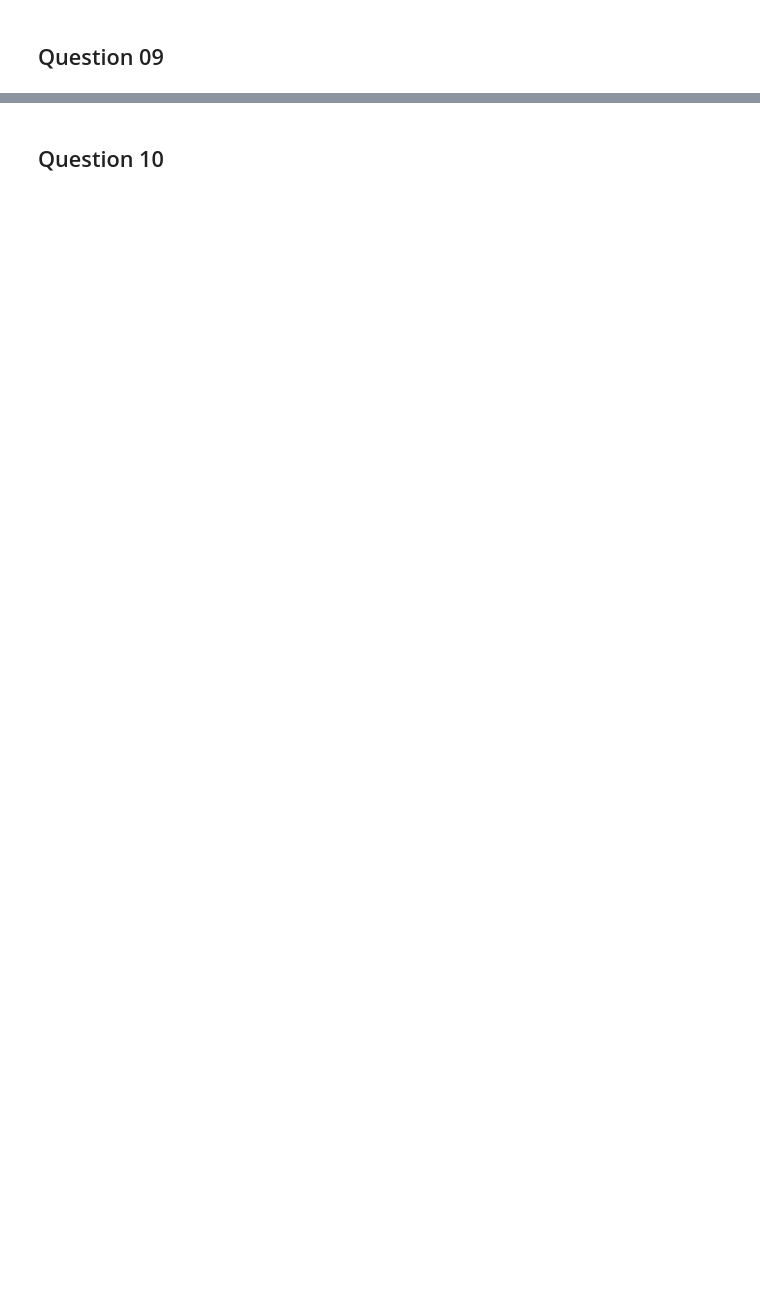
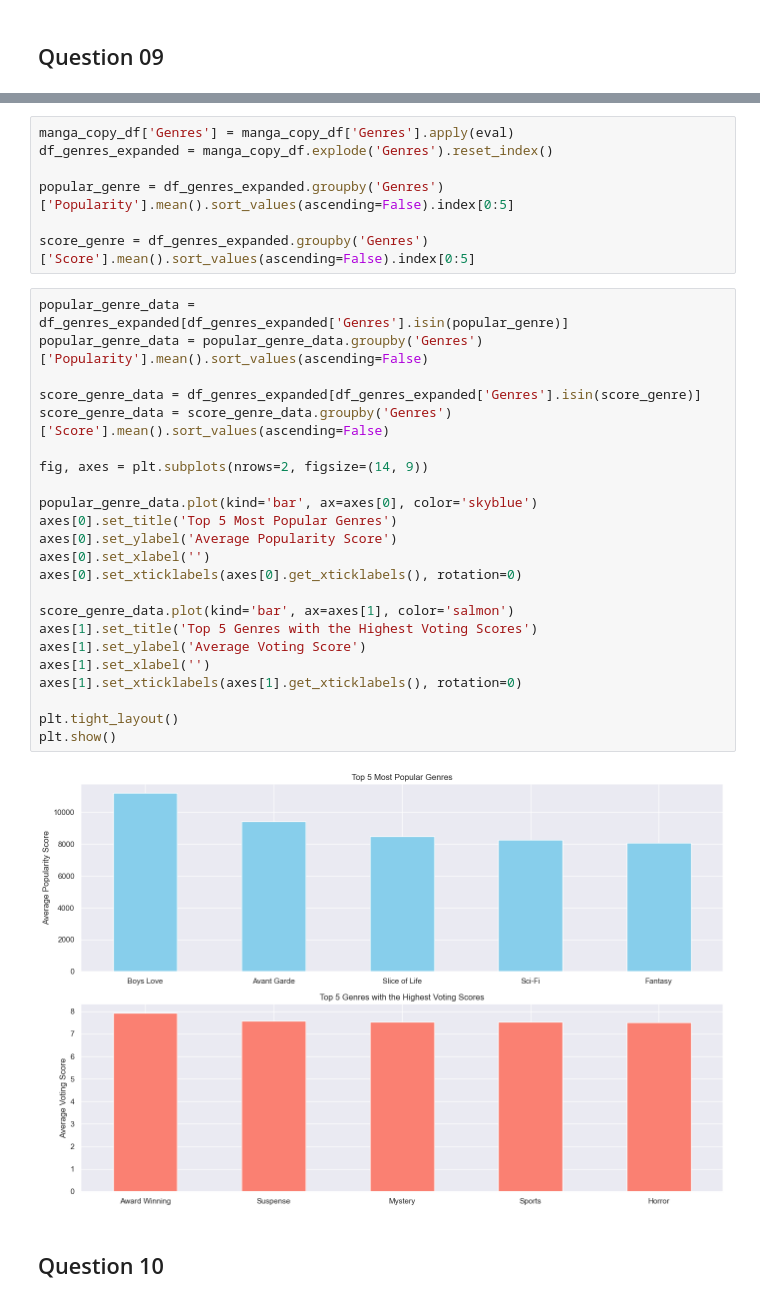
Before and after one commit to duongtruongbinh/IntroDS_FinalProject, a Jupyter notebook: src/Asking_Questions_and_Analyzing.ipynb, the cells around one changed output, grey strips where cells are left out. Saved outputs shown, nothing was run; the diff lists cells and outputs as text; blank space fills up the shorter version.

```diff
--- a/src/Asking_Questions_and_Analyzing.ipynb
+++ b/src/Asking_Questions_and_Analyzing.ipynb
@@ -183,2 +215,34 @@ plt.show()
+# %%
+manga_copy_df['Genres'] = manga_copy_df['Genres'].apply(eval)
+df_genres_expanded = manga_copy_df.explode('Genres').reset_index()
+
+popular_genre = df_genres_expanded.groupby('Genres')['Popularity'].mean().sort_values(ascending=False).index[0:5]
+
+score_genre = df_genres_expanded.groupby('Genres')['Score'].mean().sort_values(ascending=False).index[0:5]
+# %%
+popular_genre_data = df_genres_expanded[df_genres_expanded['Genres'].isin(popular_genre)]
+popular_genre_data = popular_genre_data.groupby('Genres')['Popularity'].mean().sort_values(ascending=False)
+
+score_genre_data = df_genres_expanded[df_genres_expanded['Genres'].isin(score_genre)]
+score_genre_data = score_genre_data.groupby('Genres')['Score'].mean().sort_values(ascending=False)
+
+fig, axes = plt.subplots(nrows=2, figsize=(14, 9))
+
+popular_genre_data.plot(kind='bar', ax=axes[0], color='skyblue')
+axes[0].set_title('Top 5 Most Popular Genres')
+axes[0].set_ylabel('Average Popularity Score')
+axes[0].set_xlabel('')
+axes[0].set_xticklabels(axes[0].get_xticklabels(), rotation=0)
+
+score_genre_data.plot(kind='bar', ax=axes[1], color='salmon')
+axes[1].set_title('Top 5 Genres with the Highest Voting Scores')
+axes[1].set_ylabel('Average Voting Score')
+axes[1].set_xlabel('')
+axes[1].set_xticklabels(axes[1].get_xticklabels(), rotation=0)
+
+plt.tight_layout()
+plt.show()
+# %% [output]
+[figure, added]
 # %% [markdown]
 ## Question 10 <a class="anchor" id="Question 10"></a>
```
Also changed, not shown: parts of 13 cells of this notebook.
